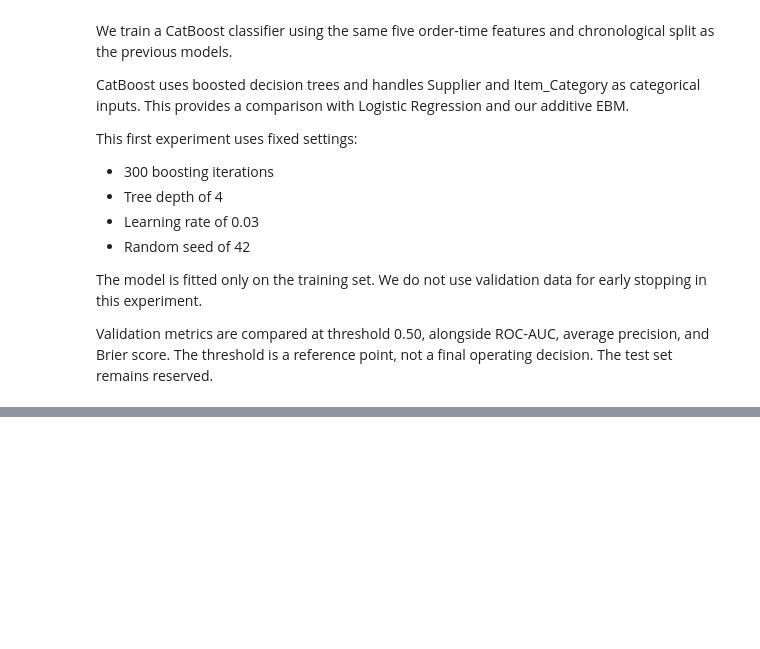
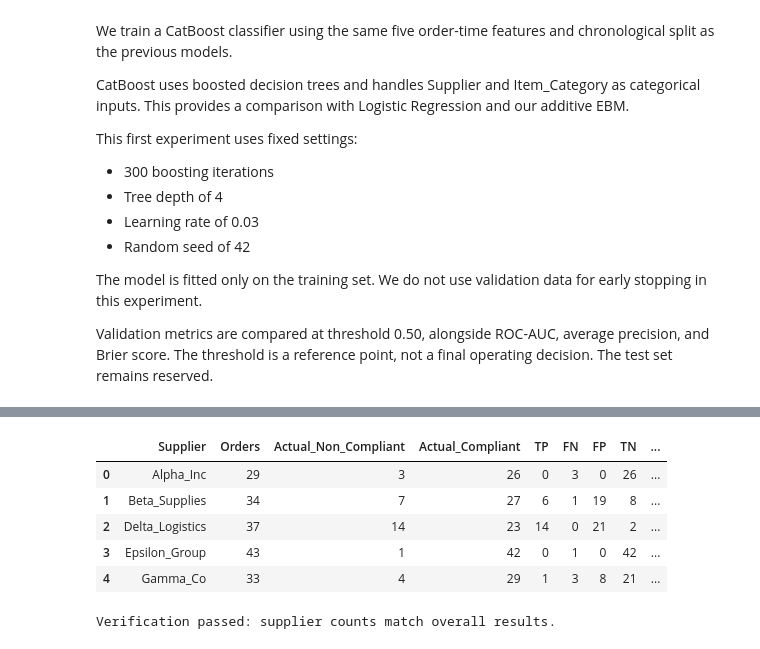
Before and after one commit to ahmasaidMDT/procuresight-ai, a Jupyter notebook: notebooks/04_compliance_modelling.ipynb, the cells around one changed output, grey strips where cells are left out. Saved outputs shown, nothing was run; the diff lists cells and outputs as text; code cells hidden in the pictures; blank space fills up the shorter version.

Commit message:
Document feature experiments, supplier audit, and frozen test decision

```diff
--- a/notebooks/04_compliance_modelling.ipynb
+++ b/notebooks/04_compliance_modelling.ipynb
@@ -1434,0 +1877,70 @@ Training completed in 4.26 seconds
+# %%
+CATBOOST_AUDIT_THRESHOLD = 0.15
+
+catboost_audit_data = pd.DataFrame({
+    "Supplier": X_validation["Supplier"].to_numpy(),
+    "Actual": np.asarray(y_validation, dtype=int),
+    "Predicted": (
+        catboost_probability >= CATBOOST_AUDIT_THRESHOLD
+    ).astype(int),
+})
+
+catboost_supplier_rows = []
+
+for supplier, group in catboost_audit_data.groupby(
+    "Supplier", dropna=False
+):
+    tn, fp, fn, tp = confusion_matrix(
+        group["Actual"],
+        group["Predicted"],
+        labels=[0, 1],
+    ).ravel()
+
+    catboost_supplier_rows.append({
+        "Supplier": supplier,
+        "Orders": len(group),
+        "Actual_Non_Compliant": tp + fn,
+        "Actual_Compliant": tn + fp,
+        "TP": tp,
+        "FN": fn,
+        "FP": fp,
+        "TN": tn,
+        "Recall_%": (
+            100 * tp / (tp + fn) if tp + fn else np.nan
+        ),
+        "False_Positive_Rate_%": (
+            100 * fp / (fp + tn) if fp + tn else np.nan
+        ),
+        "Flagged_Orders": tp + fp,
+    })
+
+catboost_supplier_audit = (
+    pd.DataFrame(catboost_supplier_rows)
+    .sort_values("Supplier")
+    .reset_index(drop=True)
+)
+
+# Verify that supplier counts match the overall confusion matrix.
+overall_counts = confusion_matrix(
+    catboost_audit_data["Actual"],
+    catboost_audit_data["Predicted"],
+    labels=[0, 1],
+).ravel()
+
+assert np.array_equal(
+    catboost_supplier_audit[["TN", "FP", "FN", "TP"]]
+    .sum()
+    .to_numpy(),
+    overall_counts,
+)
+
+display(catboost_supplier_audit.round(2))
+print("Verification passed: supplier counts match overall results.")
+# %% [output]
+|  | Supplier | Orders | Actual_Non_Compliant | Actual_Compliant | TP | FN | FP | TN | ... |
+| 0 | Alpha_Inc | 29 | 3 | 26 | 0 | 3 | 0 | 26 | ... |
+| 1 | Beta_Supplies | 34 | 7 | 27 | 6 | 1 | 19 | 8 | ... |
+| 2 | Delta_Logistics | 37 | 14 | 23 | 14 | 0 | 21 | 2 | ... |
+| 3 | Epsilon_Group | 43 | 1 | 42 | 0 | 1 | 0 | 42 | ... |
+| 4 | Gamma_Co | 33 | 4 | 29 | 1 | 3 | 8 | 21 | ... |
+Verification passed: supplier counts match overall results.
```
Also changed, not shown: parts of 20 cells of this notebook.
